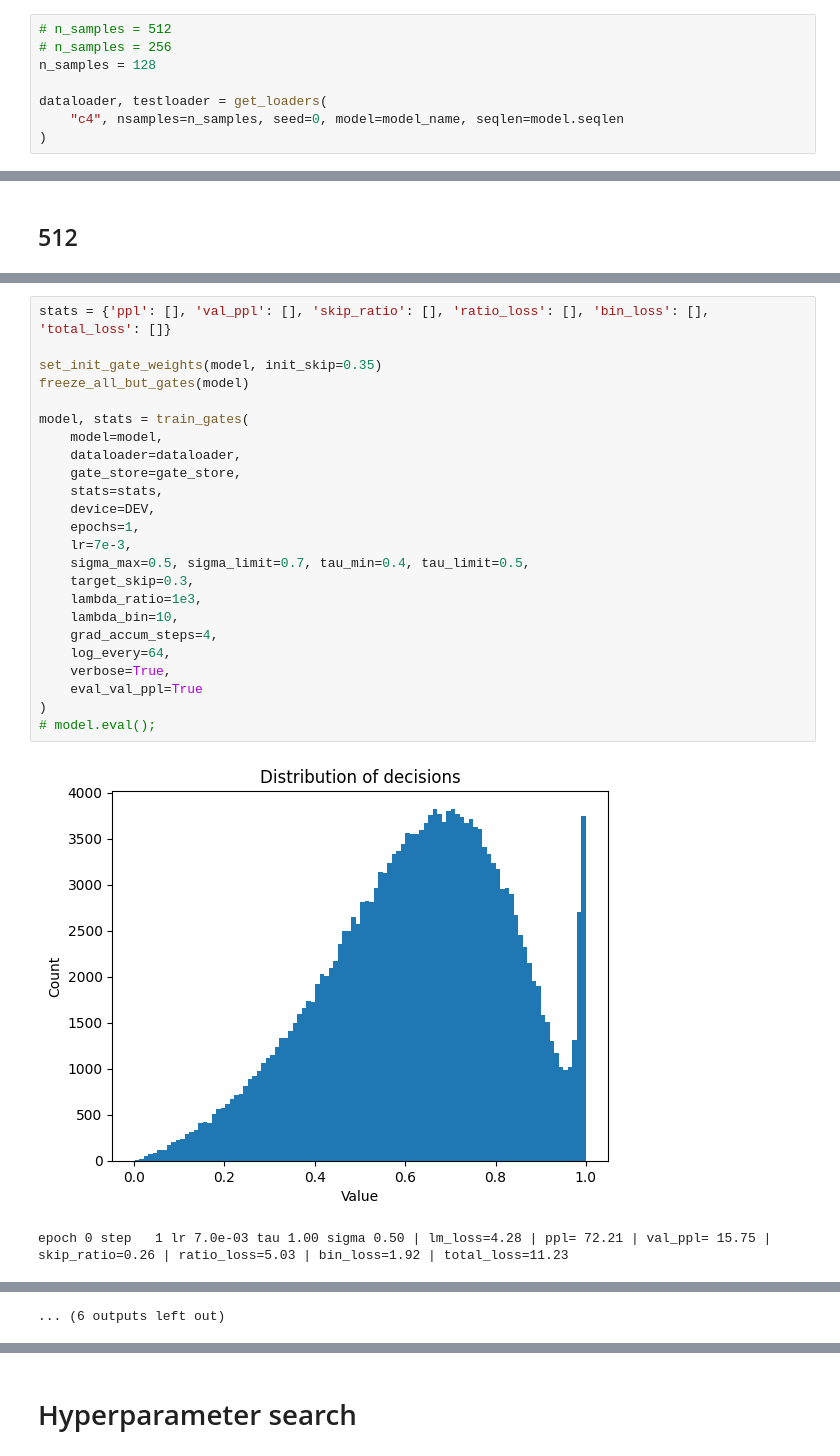
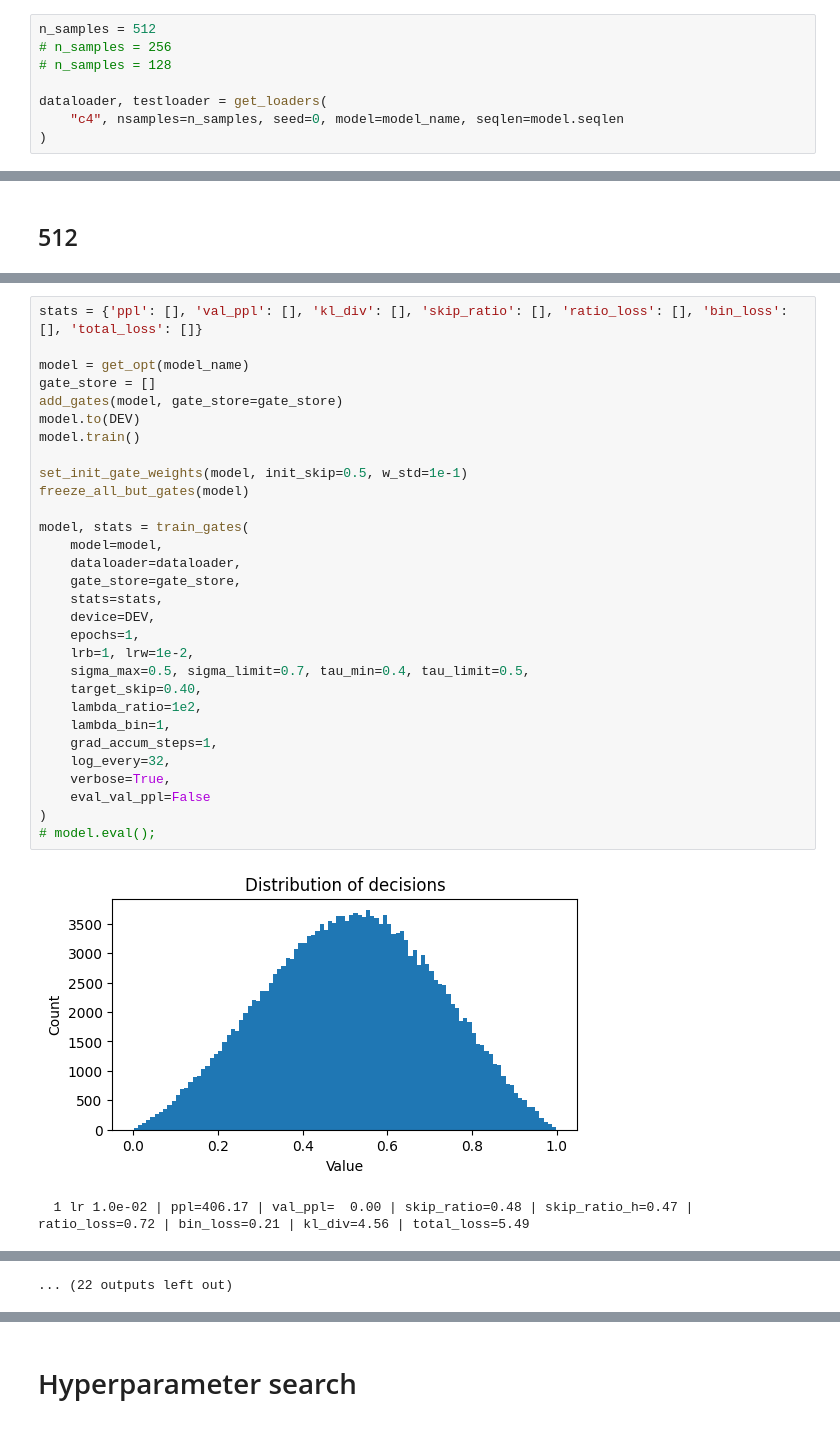
Before and after one commit to chutnakova5/Adaptive-layer-skipping, a Jupyter notebook: gates_oracle_kl.ipynb, the cells around one changed output, grey strips where cells are left out. Drawn from its saved outputs; the diff is of its cells as text.

```diff
--- a/gates_oracle_kl.ipynb
+++ b/gates_oracle_kl.ipynb
@@ -56,9 +56,9 @@ LlamaForCausalLM(
 # %% [markdown]
 ## Datasets
 # %%
-# n_samples = 512
+n_samples = 512
 # n_samples = 256
-n_samples = 128
+# n_samples = 128
 
 dataloader, testloader = get_loaders(
     "c4", nsamples=n_samples, seed=0, model=model_name, seqlen=model.seqlen
@@ -526,27 +520,33 @@ model.train();
 # %%
-stats = {'ppl': [], 'val_ppl': [], 'skip_ratio': [], 'ratio_loss': [], 'bin_loss': [], 'total_loss': []}
+stats = {'ppl': [], 'val_ppl': [], 'kl_div': [], 'skip_ratio': [], 'ratio_loss': [], 'bin_loss': [], 'total_loss': []}
 
-set_init_gate_weights(model, init_skip=0.35)
+model = get_opt(model_name)
+gate_store = []
+add_gates(model, gate_store=gate_store)
+model.to(DEV)
+model.train()
+
+set_init_gate_weights(model, init_skip=0.5, w_std=1e-1)
 freeze_all_but_gates(model)
 
 model, stats = train_gates(
     model=model,
     dataloader=dataloader,
     gate_store=gate_store,
     stats=stats,
     device=DEV,
     epochs=1,
-    lr=7e-3,
+    lrb=1, lrw=1e-2,
     sigma_max=0.5, sigma_limit=0.7, tau_min=0.4, tau_limit=0.5,
-    target_skip=0.3,
-    lambda_ratio=1e3,
-    lambda_bin=10,
-    grad_accum_steps=4,
-    log_every=64,
+    target_skip=0.40,
+    lambda_ratio=1e2,
+    lambda_bin=1,
+    grad_accum_steps=1,
+    log_every=32,
     verbose=True,
-    eval_val_ppl=True
+    eval_val_ppl=False
 )
 # model.eval();
 # %% [output]
-[figure, old version]
+[figure, new version]
-epoch 0 step   1 lr 7.0e-03 tau 1.00 sigma 0.50 | lm_loss=4.28 | ppl= 72.21 | val_ppl= 15.75 | skip_ratio=0.26 | ratio_loss=5.03 | bin_loss=1.92 | total_loss=11.23
+  1 lr 1.0e-02 | ppl=406.17 | val_ppl=  0.00 | skip_ratio=0.48 | skip_ratio_h=0.47 | ratio_loss=0.72 | bin_loss=0.21 | kl_div=4.56 | total_loss=5.49
@@ -563,4 +563,4 @@ epoch 0 step 320 lr 5.9e-03 tau 0.40 sigma 0.05 | lm_loss=6.05 | ppl=423.13 | va
-... (6 outputs left out)
+... (22 outputs left out)
 # %%
 gate_store.clear()
 model.eval()
```
Also changed, not shown: parts of 20 cells of this notebook, 7 other files.
